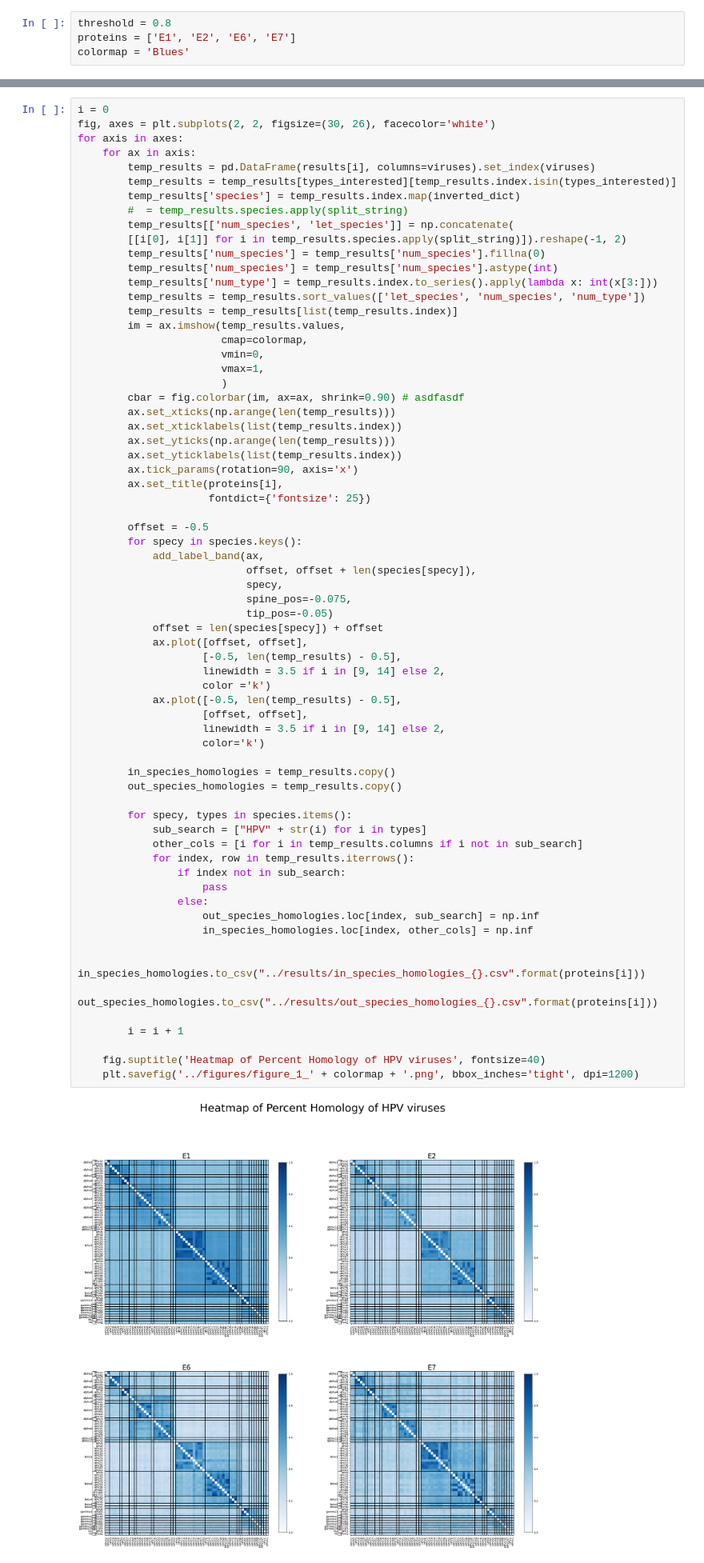
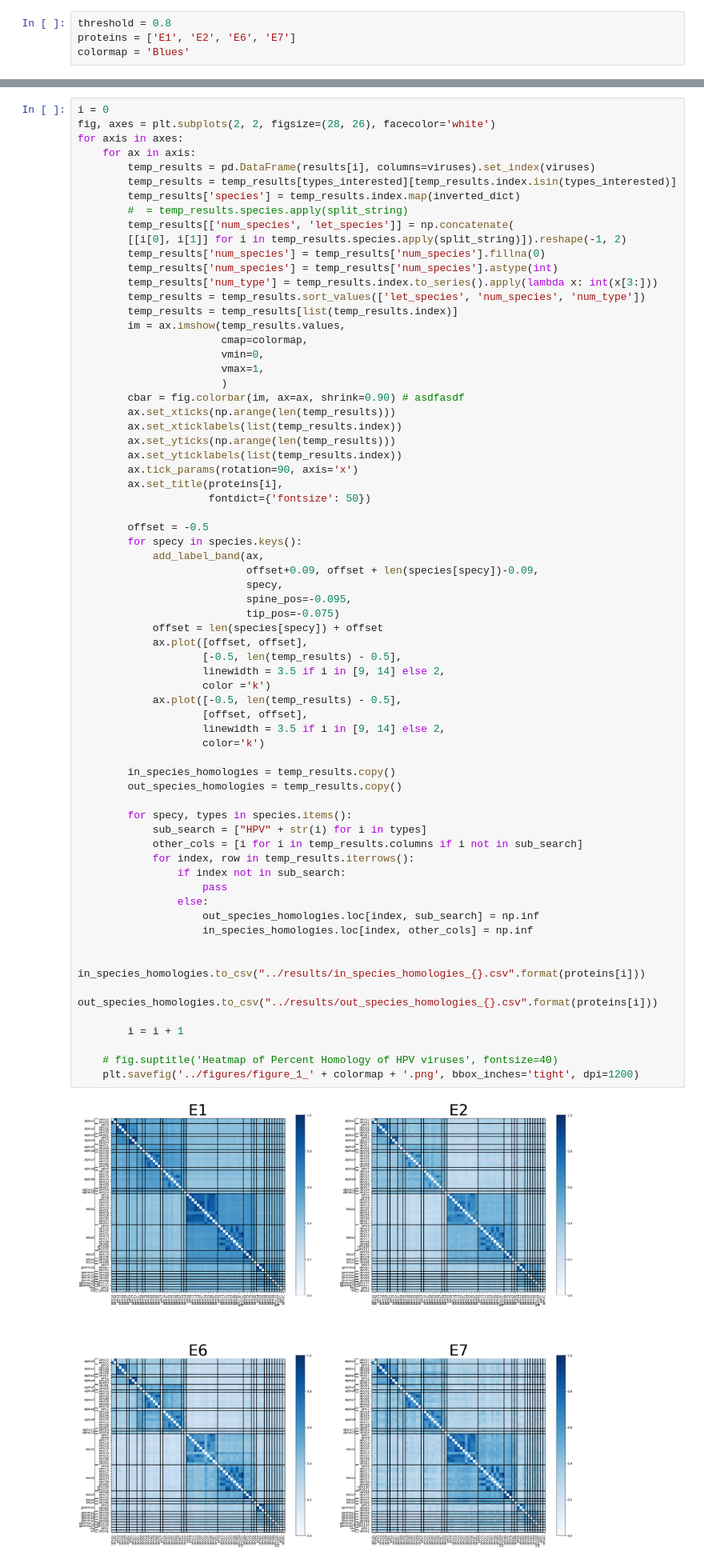
Before and after one commit to alyakin314/hpv-immunogenicity, a Jupyter notebook: notebooks/figure_1_plotting_combined.ipynb, the cells around one changed output, grey strips where cells are left out. Shown at 80% size. Cells and saved outputs as stored; diff of their text form.

```diff
--- a/notebooks/figure_1_plotting_combined.ipynb
+++ b/notebooks/figure_1_plotting_combined.ipynb
@@ -131,7 +131,7 @@ np.fill_diagonal(results[2], 0)
 np.fill_diagonal(results[3], 0)
 # %%
 i = 0
-fig, axes = plt.subplots(2, 2, figsize=(30, 26), facecolor='white')
+fig, axes = plt.subplots(2, 2, figsize=(28, 26), facecolor='white')
 for axis in axes:
     for ax in axis:
         temp_results = pd.DataFrame(results[i], columns=viruses).set_index(viruses)
@@ -157,47 +157,47 @@ for axis in axes:
         ax.set_yticklabels(list(temp_results.index))
         ax.tick_params(rotation=90, axis='x')
         ax.set_title(proteins[i],
-                     fontdict={'fontsize': 25})
+                     fontdict={'fontsize': 50})
 
         offset = -0.5
         for specy in species.keys():
             add_label_band(ax,
-                           offset, offset + len(species[specy]),
+                           offset+0.09, offset + len(species[specy])-0.09,
                            specy,
-                           spine_pos=-0.075,
-                           tip_pos=-0.05)
+                           spine_pos=-0.095,
+                           tip_pos=-0.075)
             offset = len(species[specy]) + offset
             ax.plot([offset, offset],
                     [-0.5, len(temp_results) - 0.5],
                     linewidth = 3.5 if i in [9, 14] else 2,
                     color ='k')
             ax.plot([-0.5, len(temp_results) - 0.5],
                     [offset, offset],
                     linewidth = 3.5 if i in [9, 14] else 2,
                     color='k')
 
         in_species_homologies = temp_results.copy()
         out_species_homologies = temp_results.copy()
 
         for specy, types in species.items():
             sub_search = ["HPV" + str(i) for i in types]
             other_cols = [i for i in temp_results.columns if i not in sub_search]
             for index, row in temp_results.iterrows():
                 if index not in sub_search:
                     pass
                 else:
                     out_species_homologies.loc[index, sub_search] = np.inf
                     in_species_homologies.loc[index, other_cols] = np.inf
 
         in_species_homologies.to_csv("../results/in_species_homologies_{}.csv".format(proteins[i]))
         out_species_homologies.to_csv("../results/out_species_homologies_{}.csv".format(proteins[i]))
 
         i = i + 1
 
-    fig.suptitle('Heatmap of Percent Homology of HPV viruses', fontsize=40)
+    # fig.suptitle('Heatmap of Percent Homology of HPV viruses', fontsize=40)
     plt.savefig('../figures/figure_1_' + colormap + '.png', bbox_inches='tight', dpi=1200)
 # %% [output]
-[figure, old version]
+[figure, new version]
 # %%
 fig, axes = plt.subplots(2, 2, figsize=(15, 15), sharey=True)
 
```
Also changed, not shown: 3 other files.
